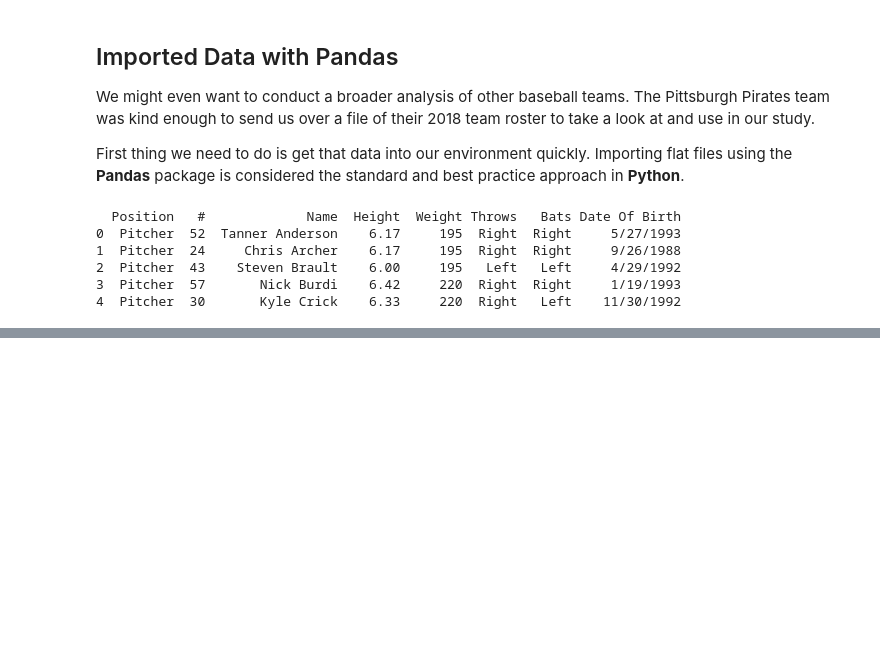
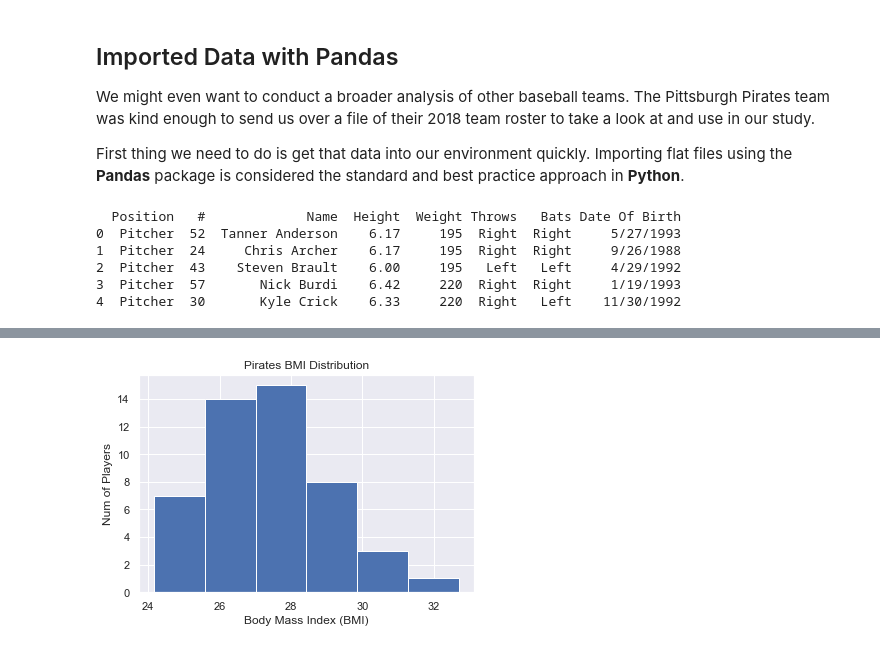
Before and after one commit to SQLDataNinja/pyDataScienceAdventure, a Jupyter notebook: PythonProgramming_Pandas.ipynb, the cells around one changed output, grey strips where cells are left out. Drawn from its saved outputs; the diff is of its cells as text; code cells hidden in the pictures; blank space fills up the shorter version.

Commit message:
commit - basic Data Cleansing & EDA in  Pandas Notebook

```diff
--- a/PythonProgramming_Pandas.ipynb
+++ b/PythonProgramming_Pandas.ipynb
@@ -35,0 +124,17 @@ print(df_pirates_roster.head())
+# %%
+# Add new feature/column to convert Height from US feet to metric meter: df_pirates_roster['Height_m']
+df_pirates_roster['Height_m'] = (df_pirates_roster['Height_ft'] * 12)* 0.0254
+
+# Add new feature/column to convert Weight from US lbs to metric kg: df_pirates_roster['Weight_kg']
+df_pirates_roster['Weight_kg'] = df_pirates_roster['Weight_lbs'] * 0.453592
+
+# Add new feature/column to calculate the player's BMI using our metric values: df_pirates_roster['BMI']
+df_pirates_roster['BMI'] = df_pirates_roster['Weight_kg'] / df_pirates_roster['Height_m'] ** 2
+
+# Add new feature/column to label player's BMI classification per NIH: df_pirates_roster['BMI_class']
+df_pirates_roster['BMI_class'] = df_pirates_roster.apply(lambda row: get_bmi_class(row['BMI']), axis=1)
+
+# Add new feature/column to label player's age: df_pirates_roster['Age]
+df_pirates_roster['Age'] = df_pirates_roster.apply(lambda row: calculate_age(row['DoB']), axis=1)
+
+print(df_pirates_roster.head())
@@ -35,0 +161,26 @@ print(df_pirates_roster.head())
+# %%
+# Import plotting modules
+import matplotlib.pyplot as plt
+import seaborn as sns
+
+import numpy as np
+
+# Set default Seaborn Stle
+sns.set()
+
+# Determine the number of bins to use for our histogram.
+# Note: The "square root rule" is a commonly-used rule of thumb for choosing number of bins:
+# choose the number of bins to be the square root of the number of samples.
+n_data = len(df_pirates_roster)
+n_bins = int(np.sqrt(n_data))
+
+# Plot a histogram of the BMI column from our dataframe and label the axes: hist_bmi
+hist_bmi = plt.hist(df_pirates_roster['BMI'], bins=n_bins)
+hist_bmi = plt.xlabel('Body Mass Index (BMI)')
+hist_bmi = plt.ylabel('Num of Players')
+hist_bmi = plt.title('Pirates BMI Distribution')
+
+# Show histogram
+plt.show()
+# %% [output]
+[figure, added]
```
Also changed, not shown: parts of 32 cells of this notebook.
